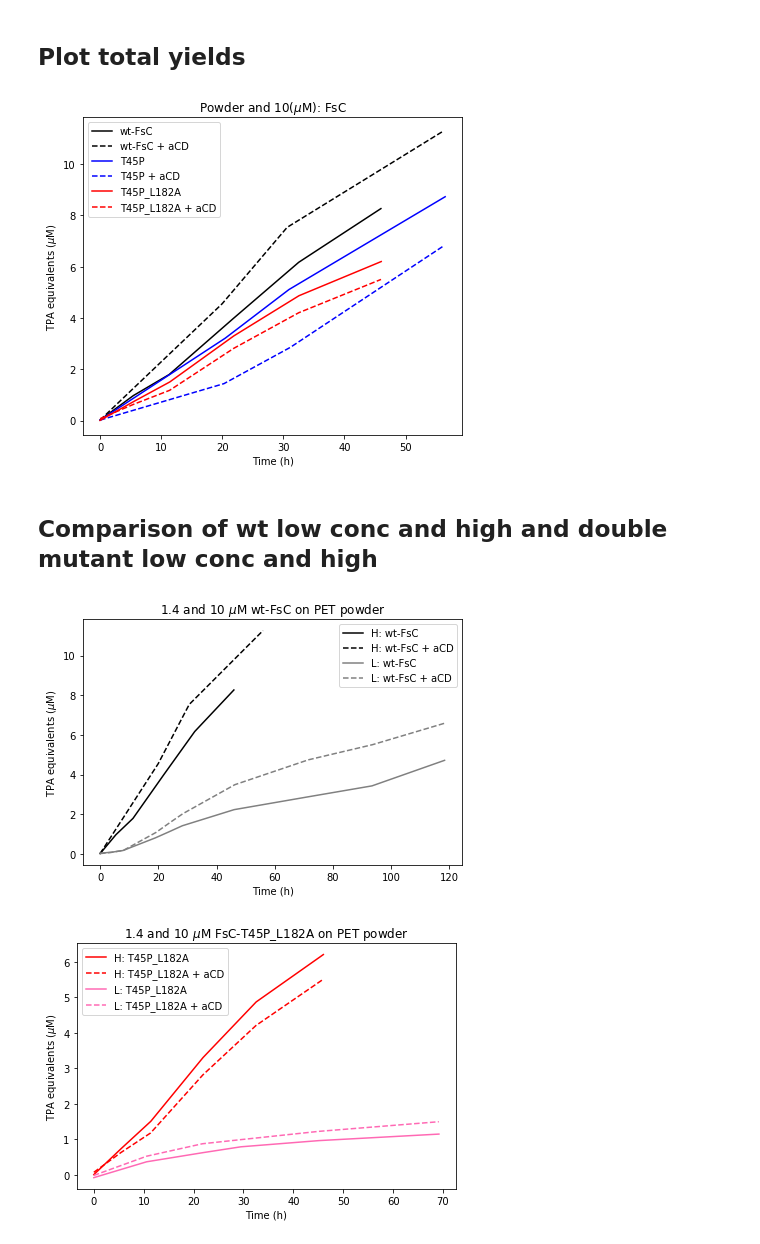
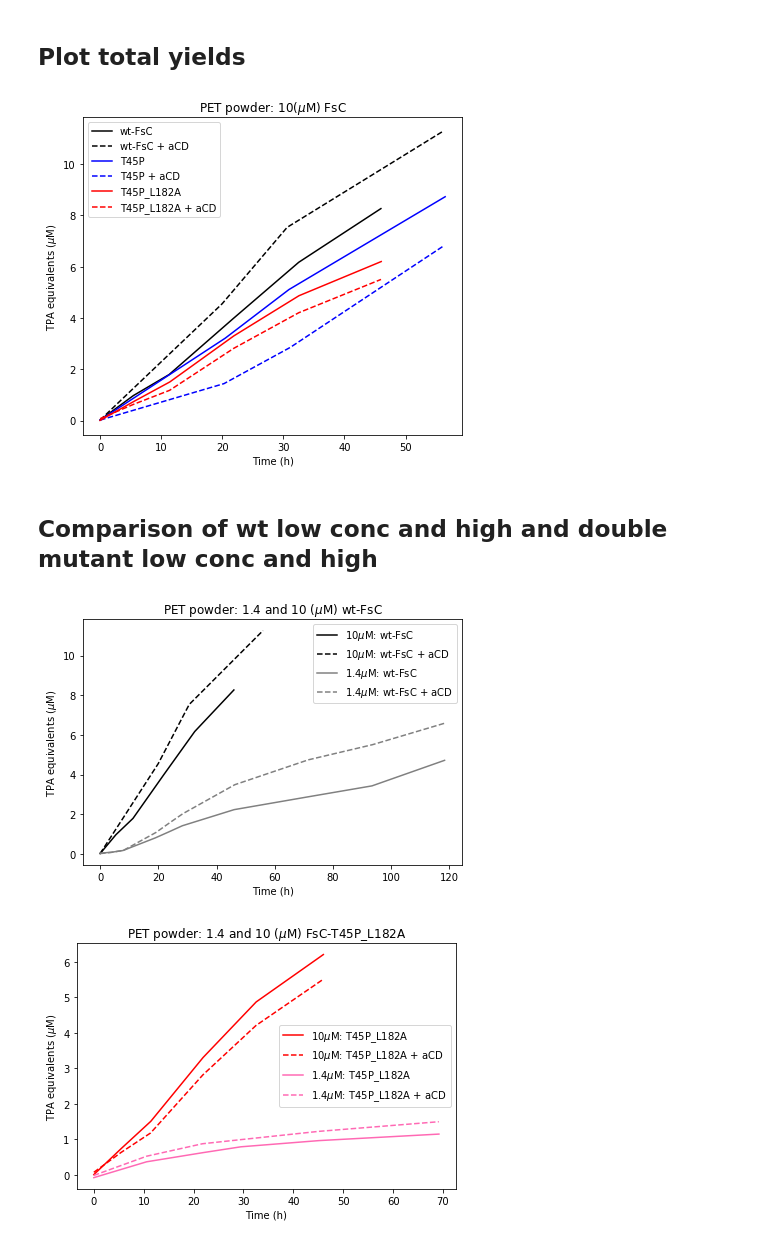
Before and after one commit to gcourtade/masters, a Jupyter notebook: 2025/ARE_PET_FsC-mutants/NMR/plot_integrals.ipynb, the cells around one changed output. Drawn from its saved outputs; the diff is of its cells as text; code cells hidden in the pictures.

```diff
--- a/2025/ARE_PET_FsC-mutants/NMR/plot_integrals.ipynb
+++ b/2025/ARE_PET_FsC-mutants/NMR/plot_integrals.ipynb
@@ -152,11 +152,11 @@ L182A_aCD_hours_L = make_hour_list(L182A_aCD_days_L, L182A_aCD_times_L)
 
 T45P_L182A_days_L = [0, 0, 1, 1, 2, 3]
 T45P_L182A_times_L = ['13.08', '23.43', '10.55', '18.38', '10.15', '10.19']
-T45P_L182A_hours_L = make_hour_list(T54P_L182A_days_L, T54P_L182A_times_L)
+T45P_L182A_hours_L = make_hour_list(T45P_L182A_days_L, T45P_L182A_times_L)
 
 T45P_L182A_aCD_days_L = [0, 1, 1, 1, 2, 3]
 T45P_L182A_aCD_times_L = ['13.40', '00.15', '11.26', '19.09', '10.46', '10.50']
-T45P_L182A_aCD_hours_L = make_hour_list(T54P_L182A_aCD_days_L, T54P_L182A_aCD_times_L)
+T45P_L182A_aCD_hours_L = make_hour_list(T45P_L182A_aCD_days_L, T45P_L182A_aCD_times_L)
 
 #film, low cons
 wt_days_F = [0, 0, 1, 1, 2, 3]
@@ -502,12 +499,12 @@ ax.plot(sample_hours, total_products*400/9, 'r--', label = 'T45P_L182A + aCD')
 ax.legend()
 ax.set_ylabel('TPA equivalents ($\mu$M)')
 ax.set_xlabel('Time (h)')
-ax.title.set_text('Powder and 10($\mu$M): FsC')
+ax.title.set_text('PET powder: 10($\mu$M) FsC')
 
 #plt.savefig('nmr_plot_yields.png', bbox_inches='tight')
 #plt.show()
 # %% [output]
-[figure, old version]
+[figure, new version]
 # %% [markdown]
 ## Comparison of wt low conc and high and double mutant low conc and high
 # %%
@@ -520,56 +517,56 @@ fig.tight_layout()
 #WT_H
 sample_hours, sample, title = define_exp('wt_H')
 total_products = sample[:, MHET1]/2 + sample[:, TPA]/4 + sample[:, BHET]/4
-ax.plot(sample_hours, total_products*400/9, 'k-', label = 'H: wt-FsC')
+ax.plot(sample_hours, total_products*400/9, 'k-', label = '10$\mu$M: wt-FsC')
 
 sample_hours, sample, title = define_exp('wt_aCD_H')
 total_products = sample[:, MHET1]/2 + sample[:, TPA]/4 + sample[:, BHET]/4
-ax.plot(sample_hours, total_products*400/9, 'k--', label = 'H: wt-FsC + aCD')
+ax.plot(sample_hours, total_products*400/9, 'k--', label = '10$\mu$M: wt-FsC + aCD')
 
 #WT_low
 sample_hours, sample, title = define_exp('wt_L')
 total_products = sample[:, MHET1]/2 + sample[:, TPA]/4 + sample[:, BHET]/4
-ax.plot(sample_hours, total_products*400/9, color='gray', linestyle='-', label='L: wt-FsC')
+ax.plot(sample_hours, total_products*400/9, color='gray', linestyle='-', label='1.4$\mu$M: wt-FsC')
 
 sample_hours, sample, title = define_exp('wt_aCD_L')
 total_products = sample[:, MHET1]/2 + sample[:, TPA]/4 + sample[:, BHET]/4
-ax.plot(sample_hours, total_products*400/9, color='gray', linestyle='--', label='L: wt-FsC + aCD')
+ax.plot(sample_hours, total_products*400/9, color='gray', linestyle='--', label='1.4$\mu$M: wt-FsC + aCD')
 
 ax.legend()
 ax.set_ylabel('TPA equivalents ($\mu$M)')
 ax.set_xlabel('Time (h)')
-ax.title.set_text('1.4 and 10 $\mu$M wt-FsC on PET powder')
+ax.title.set_text('PET powder: 1.4 and 10 ($\mu$M) wt-FsC')
 
 #plot total yields
 
 fig, ax = plt.subplots(1, 1, figsize=(6, 4))
 fig.tight_layout()
 
 
 
 #double_H
 sample_hours, sample, title = define_exp('T45P_L182A_H')
 total_products = sample[:, MHET1]/2 + sample[:, TPA]/4 + sample[:, BHET]/4
-ax.plot(sample_hours, total_products*400/9, 'r-', label = 'H: T45P_L182A')
+ax.plot(sample_hours, total_products*400/9, 'r-', label = '10$\mu$M: T45P_L182A')
 
 sample_hours, sample, title = define_exp('T45P_L182A_aCD_H')
 total_products = sample[:, MHET1]/2 + sample[:, TPA]/4 + sample[:, BHET]/4
-ax.plot(sample_hours, total_products*400/9, 'r--', label = 'H: T45P_L182A + aCD')
+ax.plot(sample_hours, total_products*400/9, 'r--', label = '10$\mu$M: T45P_L182A + aCD')
 
 
 #double_Low
 sample_hours, sample, title = define_exp('T45P_L182A_L')
 total_products = sample[:, MHET1]/2 + sample[:, TPA]/4 + sample[:, BHET]/4
-ax.plot(sample_hours, total_products*400/9, color='hotpink', linestyle='-', label='L: T45P_L182A')
+ax.plot(sample_hours, total_products*400/9, color='hotpink', linestyle='-', label='1.4$\mu$M: T45P_L182A')
 
 sample_hours, sample, title = define_exp('T45P_L182A_aCD_L')
 total_products = sample[:, MHET1]/2 + sample[:, TPA]/4 + sample[:, BHET]/4
-ax.plot(sample_hours, total_products*400/9, color='hotpink', linestyle='--', label='L: T45P_L182A + aCD')
+ax.plot(sample_hours, total_products*400/9, color='hotpink', linestyle='--', label='1.4$\mu$M: T45P_L182A + aCD')
 
 ax.legend()
 ax.set_ylabel('TPA equivalents ($\mu$M)')
 ax.set_xlabel('Time (h)')
-ax.title.set_text('1.4 and 10 $\mu$M FsC-T45P_L182A on PET powder')
+ax.title.set_text('PET powder: 1.4 and 10 ($\mu$M) FsC-T45P_L182A')
 # %% [output]
-[figure, old version]
+[figure, new version]
-[figure, old version]
+[figure, new version]
```
Also changed, not shown: parts of 3 cells of this notebook, 1 other file.
